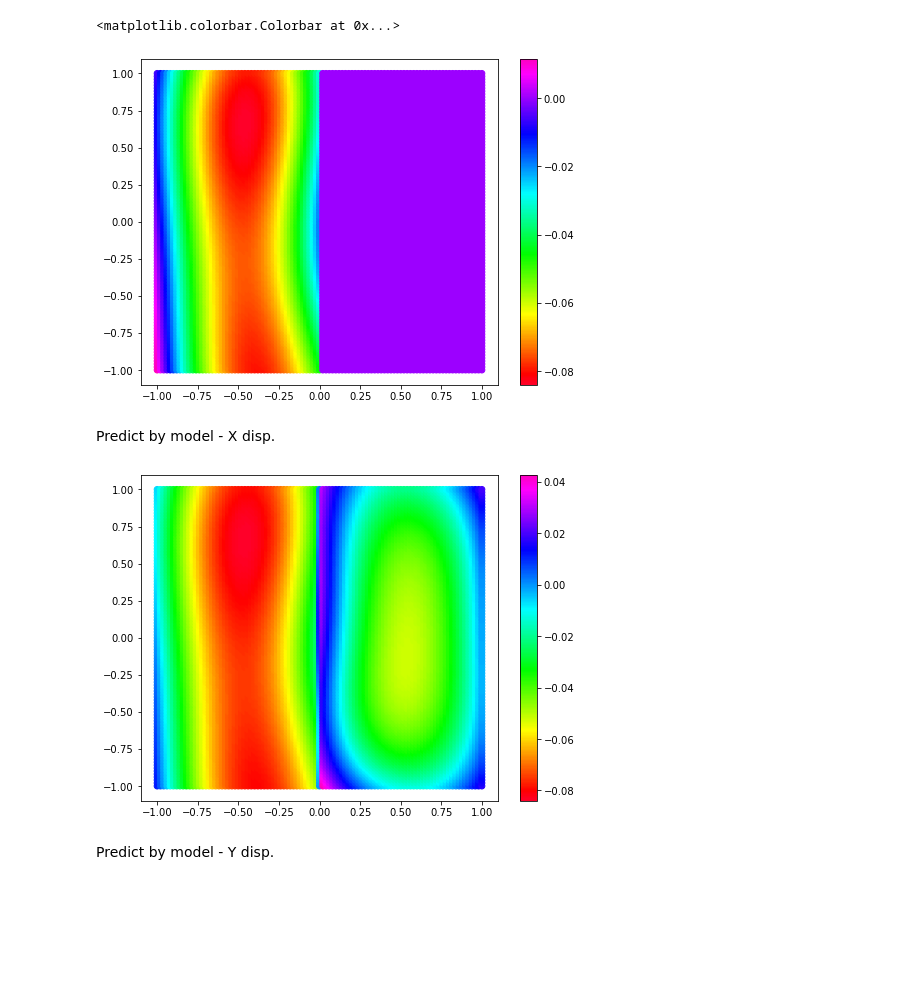
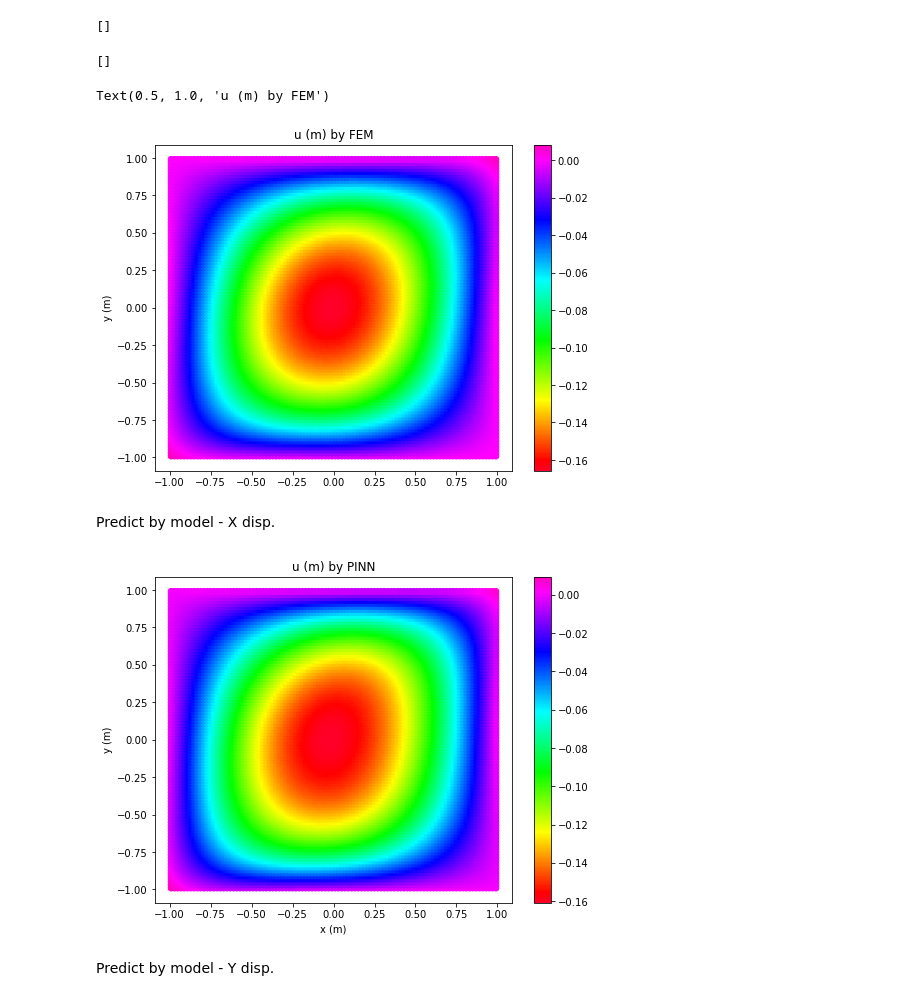
Before and after one commit to joon-stack/FBPINN_torch, a Jupyter notebook: compare_with_FEM_2D.ipynb, the cells around one changed output. Cells and saved outputs as stored; diff of their text form; code cells hidden in the pictures; blank space fills up the shorter version.

```diff
--- a/compare_with_FEM_2D.ipynb
+++ b/compare_with_FEM_2D.ipynb
@@ -10,14 +10,16 @@ import matplotlib.pyplot as plt
 def make_tensor(x):
     return torch.tensor(x).unsqueeze(0).T.type(torch.FloatTensor).cuda()
 # %%
-x, y = np.mgrid[-1.0:1.02:0.02, -1.0:1.02:0.02]
+x, y = np.mgrid[-1.0:1.00:0.02, -1.0:1.00:0.02]
 # %%
-fpath = './models/cpinn_2D_5.data'
+fpath = './models/2d_prob1.data'
 state_dict = torch.load(fpath)
 
 # Points
-points_x = [(-1.0, 0.0), (0.0, 1.0)]
-points_y = [(-1.0, 1.0), (-1.0, 1.0)]
+# points_x = [(-1.0, 0.0), (0.0, 1.0)]
+# points_y = [(-1.0, 1.0), (-1.0, 1.0)]
+points_x = [(-1.0, 1.0)]
+points_y = [(-1.0, 1.0)]
 
 # Set the number of domains
 domain_no = len(points_x)
@@ -33,6 +35,7 @@ model = CPINN_2D(domain_no, global_lb_x, global_rb_x, global_lb_y, global_rb_y,
 
 # to do
 model.make_domains(points_x, points_y)
+model.make_boundaries()
 
 sample = {'Model{}'.format(i+1): PINN(i) for i in range(domain_no)}
 
@@ -41,33 +44,44 @@ model.module_update(sample)
 model.load_state_dict(state_dict)
 
 model = model.cuda()
+# %% [output]
+[]
 # %%
 xy = torch.from_numpy(np.vstack((x.flatten(), y.flatten()))).type(torch.FloatTensor)
 pred = model(xy[0].unsqueeze(0).T.cuda(), xy[1].unsqueeze(0).T.cuda())
 # %%
 models = model.get_models()
 wheres = model.wheres
+model.boundaries
+# %% [output]
+[]
 # %%
 model_1 = models['Model1']
 where_1 = wheres[0]
 sep_pred = model_1(xy[0].unsqueeze(0).T.cuda(), xy[1].unsqueeze(0).T.cuda()) * where_1(xy[0].unsqueeze(0).T.cuda(), xy[1].unsqueeze(0).T.cuda())
 # %%
 plt.figure(figsize=(8, 6))
-plt.scatter(x, y, c=sep_pred[:,0].cpu().detach().numpy(), cmap='gist_rainbow')
+plt.scatter(x, y, c=sep_pred[:,1].cpu().detach().numpy(), cmap='gist_rainbow')
 plt.colorbar()
+plt.ylabel("x (m)")
+plt.ylabel("y (m)")
+plt.title("u (m) by model")
 # plt.savefig("./data/2D_plate_1_u_model.png")
 # %% [output]
-<matplotlib.colorbar.Colorbar at 0x...>
+Text(0.5, 1.0, 'u (m) by FEM')
-[figure, old version]
+[figure, new version]
 # %% [markdown]
 Predict by model - X disp.
 # %%
 plt.figure(figsize=(8, 6))
 plt.scatter(x, y, c=pred[:,0].cpu().detach().numpy(), cmap='gist_rainbow')
 plt.colorbar()
-plt.savefig("./data/2D_plate_1_u_model.png")
+plt.xlabel("x (m)")
+plt.ylabel("y (m)")
+plt.title("u (m) by PINN")
+plt.savefig("./figures/2D_prob1_u_model.svg")
 # %% [output]
-[figure, old version]
+[figure, new version]
 # %% [markdown]
 Predict by model - Y disp.
 # %%
```
Also changed, not shown: parts of 4 cells of this notebook, 8 other files.
